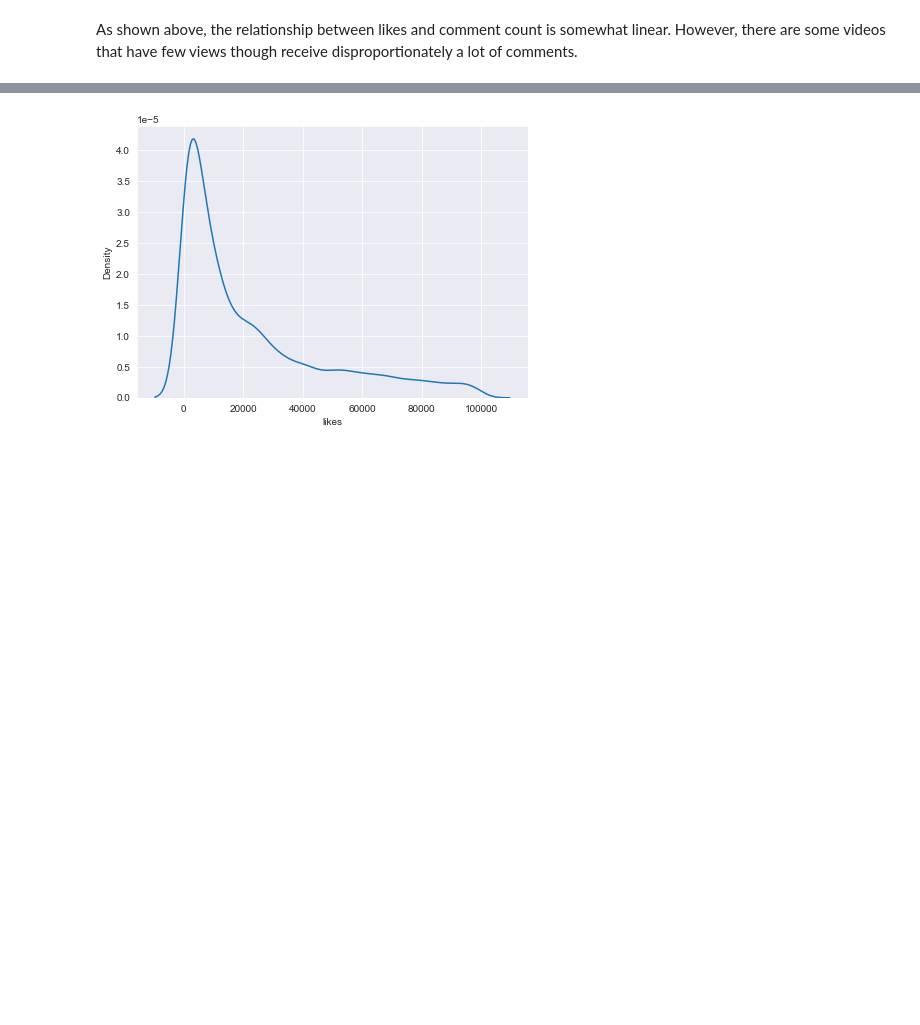
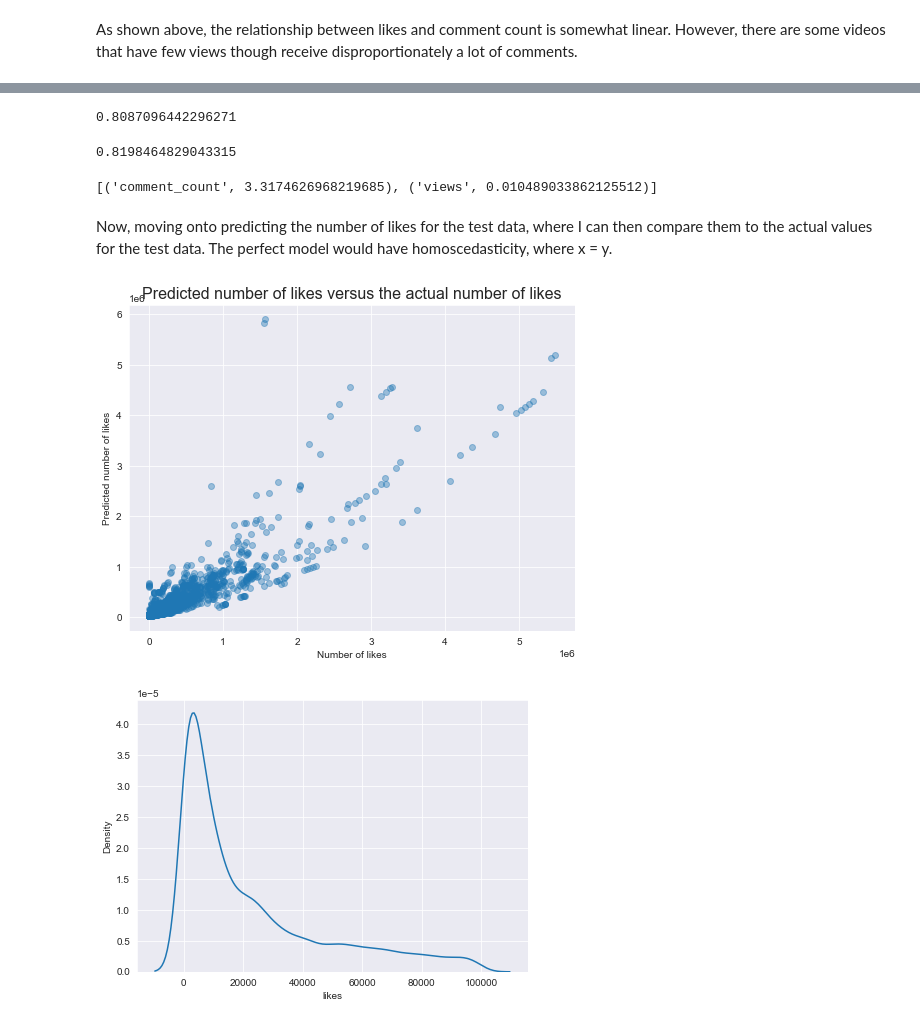
Before and after one commit to Thomsoa194/Youtube_analysis, a Jupyter notebook: analysis.ipynb, the cells around one changed output, grey strips where cells are left out. Saved outputs shown, nothing was run; the diff lists cells and outputs as text; code cells hidden in the pictures; blank space fills up the shorter version.

```diff
--- a/analysis.ipynb
+++ b/analysis.ipynb
@@ -146,0 +152,8 @@ As shown above, the relationship between likes and comment count is somewhat lin
+# %%
+features = gb[['views', 'comment_count']]
+likes = gb['likes']
+# %%
+# Split the data into train and test sections, with an 80-20 split
+from sklearn.model_selection import train_test_split
+
+X_train, X_test, y_train, y_test = train_test_split(features, likes, test_size = 0.2, random_state = 1)
@@ -146,0 +162,8 @@ As shown above, the relationship between likes and comment count is somewhat lin
+# %%
+from sklearn.linear_model import LinearRegression
+
+# instigate the model object
+model = LinearRegression()
+
+# train the model on the training data
+model.fit(X_train, y_train)
@@ -147,3 +175,26 @@ As shown above, the relationship between likes and comment count is somewhat lin
+# %%
+model.score(X_train, y_train)
+# %% [output]
+0.8087096442296271
+# %%
+model.score(X_test, y_test)
+# %% [output]
+0.8198464829043315
+# %%
+sorted(list(zip(['views','comment_count'],model.coef_)),key = lambda x: abs(x[1]),reverse=True)
+# %% [output]
+[('comment_count', 3.3174626968219685), ('views', 0.010489033862125512)]
+# %% [markdown]
+Now, moving onto predicting the number of likes for the test data, where I can then compare them to the actual values for the test data. The perfect model would have homoscedasticity, where x = y.
+# %%
+fig, ax = plt.subplots(figsize=(8, 6))
+y_pred = model.predict(X_test)
+plt.scatter(y_test, y_pred, alpha=0.4)
+plt.title('Predicted number of likes versus the actual number of likes', size=16)
+plt.xlabel('Number of likes')
+plt.ylabel('Predicted number of likes');
+# %% [output]
+[figure, added]
 # %%
 fig, ax = plt.subplots(figsize=(7, 5))
 sns.kdeplot(x = 'likes', data=gb[gb['likes'] < 100000]);
```
Also changed, not shown: parts of 11 cells of this notebook.
